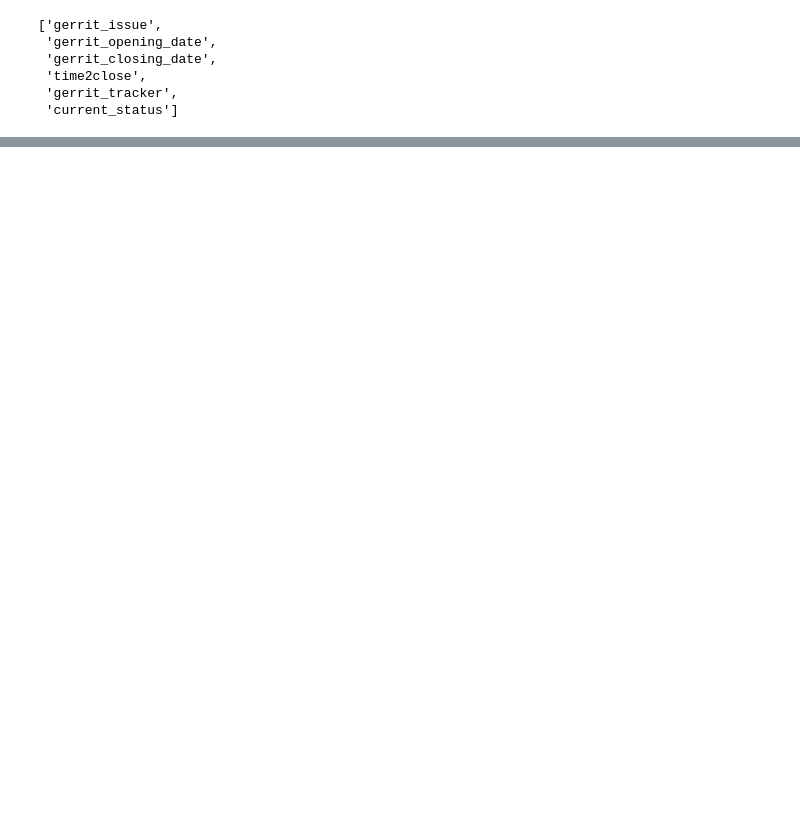
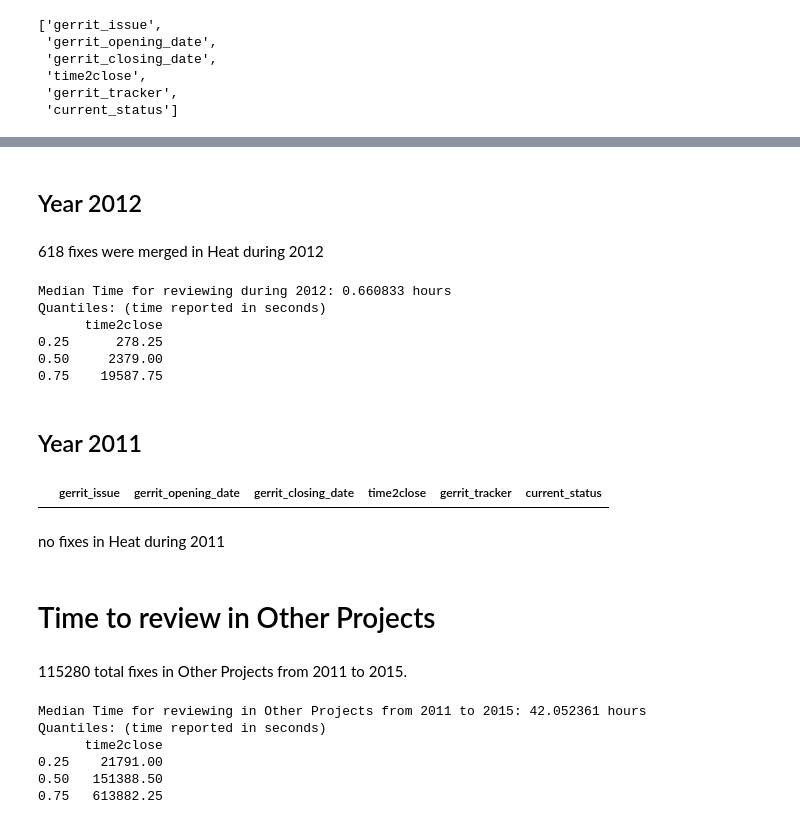
Before and after one commit to ddalipaj/Reviewing_Time_Gerrit, a Jupyter notebook: reviewing_time_Gerrit.ipynb, the cells around one changed output, grey strips where cells are left out. Cells and saved outputs as stored; diff of their text form; code cells hidden in the pictures; blank space fills up the shorter version.

```diff
--- a/reviewing_time_Gerrit.ipynb
+++ b/reviewing_time_Gerrit.ipynb
@@ -103,0 +1291,3 @@ Populating the interactive namespace from numpy and matplotlib
+# %%
+data_heat_df = pandas.DataFrame(data_heat_list, columns=["gerrit_issue", "gerrit_opening_date", "gerrit_closing_date", "time2close", "gerrit_tracker", "current_status"])
+data_heat_df.columns.values.tolist()
@@ -103,0 +1377,2 @@ Populating the interactive namespace from numpy and matplotlib
+# %% [markdown]
+## Year 2012
@@ -103,0 +1383,26 @@ Populating the interactive namespace from numpy and matplotlib
+# %% [markdown]
+618 fixes were merged in Heat during 2012
+# %%
+# Median time and quantiles for Heat 2012
+print "Median Time for reviewing during 2012: %f hours" % (heat_review_time_2012.median()/3600.0)
+print "Quantiles: (time reported in seconds) "
+print heat_review_time_2012.quantile([0.25, 0.5, 0.75])
+# %% [output]
+Median Time for reviewing during 2012: 0.660833 hours
+Quantiles: (time reported in seconds)
+      time2close
+0.25      278.25
+0.50     2379.00
+0.75    19587.75
+# %% [markdown]
+## Year 2011
+# %%
+# review time in Heat for year 2011
+heat_review_time_2011 = data_heat_df[(data_heat_df["gerrit_closing_date"] >= '2011-01-01') & (data_heat_df["gerrit_closing_date"] <= '2012-01-01')];
+heat_review_time_2011
+# %% [output]
+|  | gerrit_issue | gerrit_opening_date | gerrit_closing_date | time2close | gerrit_tracker | current_status |
+# %% [markdown]
+no fixes in Heat during 2011
+# %% [markdown]
+# Time to review in Other Projects
@@ -103,0 +1413,14 @@ Populating the interactive namespace from numpy and matplotlib
+# %% [markdown]
+115280 total fixes in Other Projects from 2011 to 2015.
+# %%
+# Median time and quantiles for Other Projects from 2011 to 2015
+print "Median Time for reviewing in Other Projects from 2011 to 2015: %f hours" % (others_review_time.median()/3600.0)
+print "Quantiles: (time reported in seconds) "
+print others_review_time.quantile([0.25, 0.5, 0.75])
+# %% [output]
+Median Time for reviewing in Other Projects from 2011 to 2015: 42.052361 hours
+Quantiles: (time reported in seconds)
+      time2close
+0.25    21791.00
+0.50   151388.50
+0.75   613882.25
```
Also changed, not shown: parts of 297 cells of this notebook.
